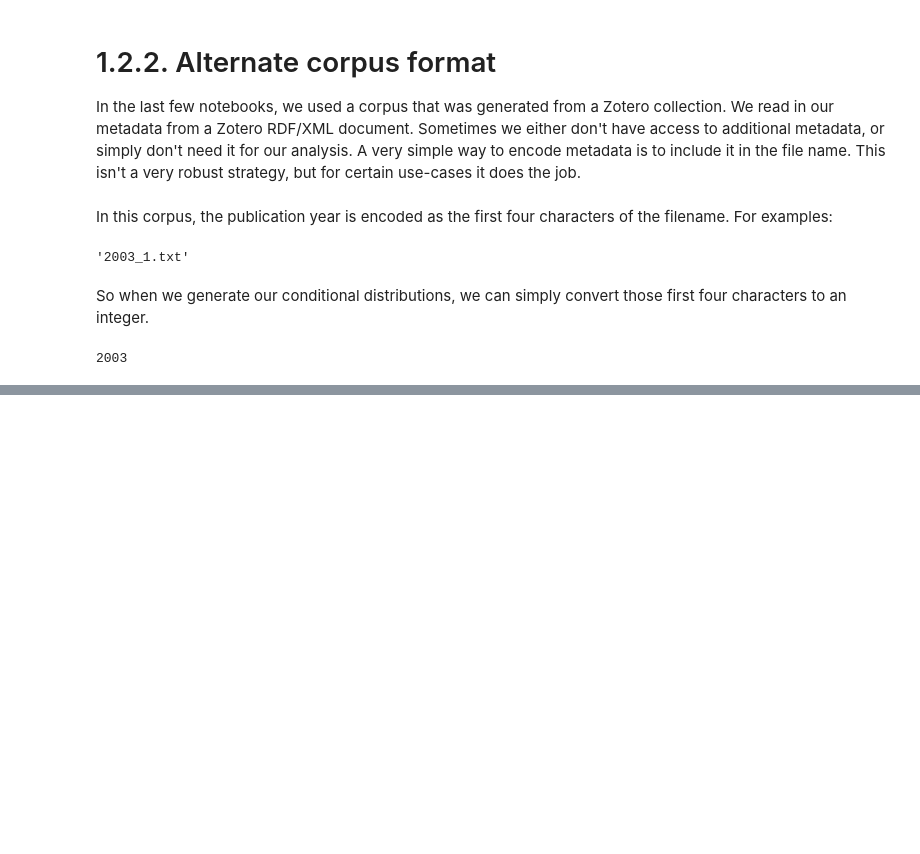
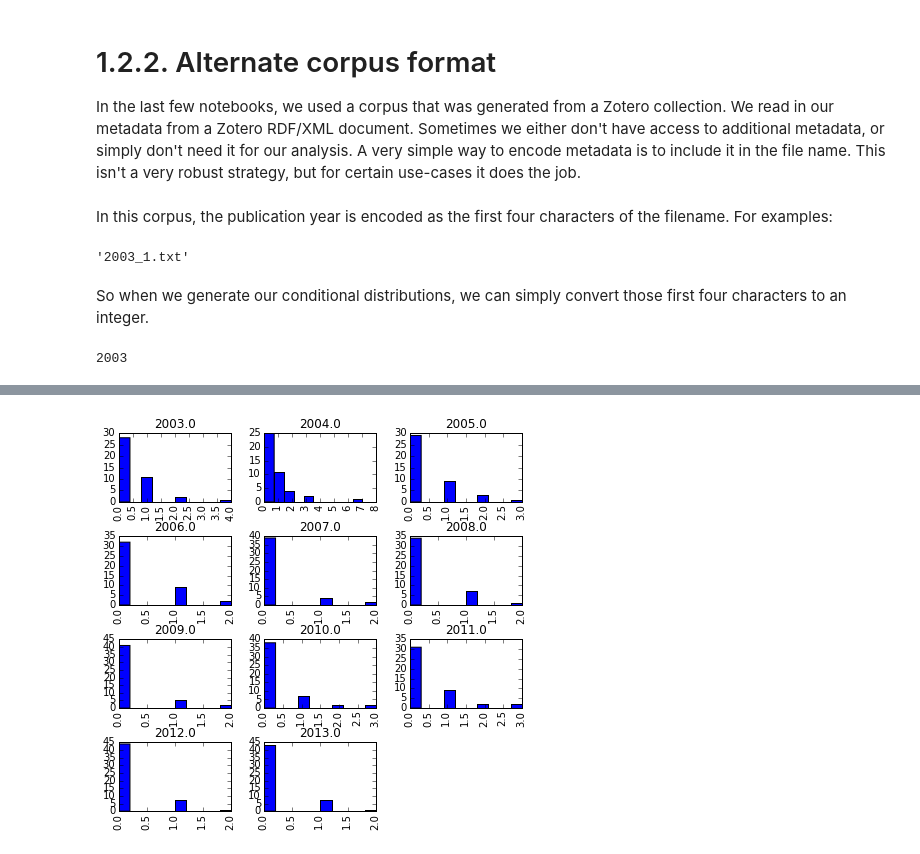
Before and after one commit to diging/methods, a Jupyter notebook: 1. Working with Texts/1.2 Change over time/1.2.2 Alternate corpus format.ipynb, the cells around one changed output, grey strips where cells are left out. Saved outputs shown, nothing was run; the diff lists cells and outputs as text; code cells hidden in the pictures; blank space fills up the shorter version.

```diff
--- a/1. Working with Texts/1.2 Change over time/1.2.2 Alternate corpus format.ipynb
+++ b/1. Working with Texts/1.2 Change over time/1.2.2 Alternate corpus format.ipynb
@@ -117,0 +130,28 @@ plt.show()
+# %%
+document_index = pd.DataFrame(columns=['Year', 'File'])
+for i, fileid in enumerate(documents.fileids()):
+    year = int(fileid[:4])
+    document_index.loc[i] = [year, fileid]
+# %%
+organism_data = pd.DataFrame(columns=['Year', 'Count'])
+i = 0
+for year, indices in document_index.groupby('Year').groups.items():
+    fileids = document_index.ix[indices].File
+    tokens = [normalize_token(token)    # The tokens in this year.
+              for token in documents.words(fileids=fileids)
+              if filter_token(token)]
+
+    N = len(tokens)    # Number of tokens.
+    chunk_size = 200    # This shouldn't be too large.
+    for x in xrange(0, N, chunk_size):
+        current_chunk = tokens[x:x+chunk_size]
+        count = nltk.FreqDist(current_chunk)['organism']
+
+        # Store the counts for this chunk as an observation.
+        organism_data.loc[i] = [year, count]
+        i += 1    # Increment the index variable.
+# %%
+organism_data.hist(column='Count', by='Year', figsize=(7, 7))
+plt.show()
+# %% [output]
+[figure, added]
```
Also changed, not shown: parts of 22 cells of this notebook, 12 other files.
